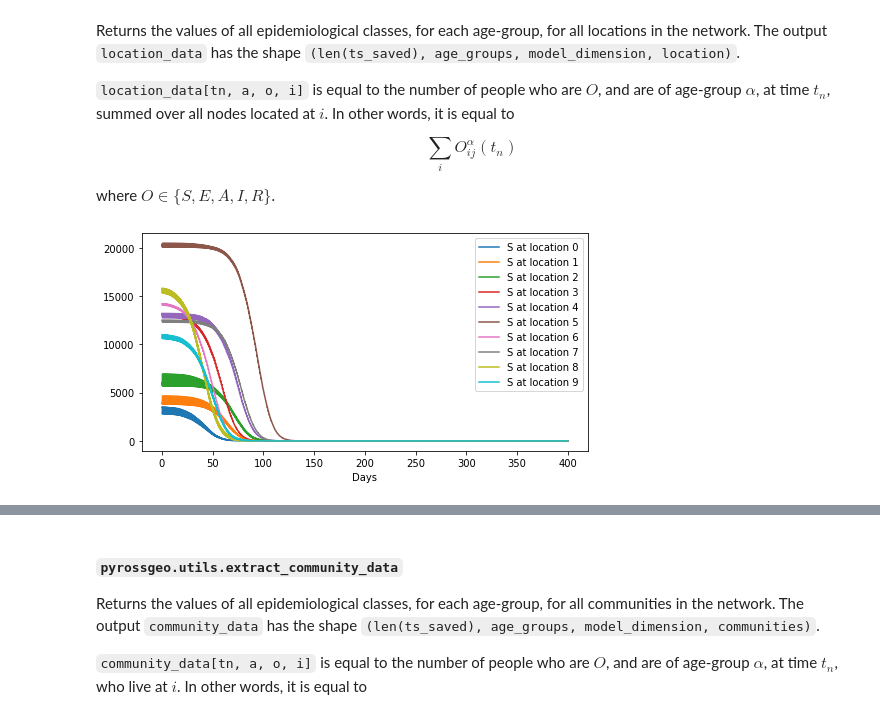
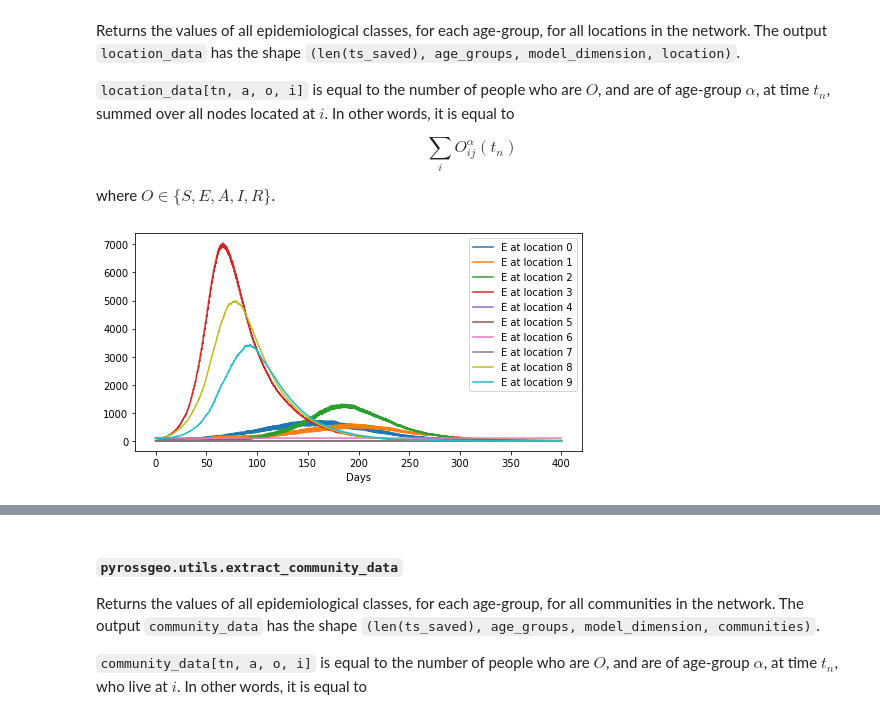
Before and after one commit to lukastk/PyRossGeo, a Jupyter notebook: examples/tutorial2-handling-PyRossGeo-output/tutorial2-handling-PyRossGeo-output.ipynb, the cells around one changed output, grey strips where cells are left out. Saved outputs shown, nothing was run; the diff lists cells and outputs as text; code cells hidden in the pictures.

```diff
--- a/examples/tutorial2-handling-PyRossGeo-output/tutorial2-handling-PyRossGeo-output.ipynb
+++ b/examples/tutorial2-handling-PyRossGeo-output/tutorial2-handling-PyRossGeo-output.ipynb
@@ -108,8 +110,8 @@ In our case the model dimension is 5 (SEAIR), and we have 41 nodes and 22 commut
 # %%
 age = 0
 model_class = 3
-home = 5
-loc = 5
+home = 3
+loc = 3
 
 model_classes = ['S', 'E', 'A', 'I', 'R']
 t_days = ts_saved / (24*60)
@@ -206,23 +208,23 @@ where $O \in \{ S, E, A, I, R \}$.
 # %%
 # Plot a specific model class, summed over age groups, for every location
 
 location_data = pyrossgeo.utils.extract_location_data(sim_data)
 
 plt.figure( figsize=(8,4) )
 ts_days = ts_saved / (24*60)
 
-model_class = 0
+model_class = 1
 skip = 1
 
 for loc in range(location_data.shape[3]):
     O = np.sum(location_data[:,:,model_class,loc], axis=1) # Sum over all age-groups
     plt.plot(ts_days[::skip], O[::skip], label="%s at location %s" % (model_classes[model_class], loc))
 
 plt.legend(loc='upper right', fontsize=10)
 plt.xlabel('Days')
 plt.show()
 # %% [output]
-[figure, old version]
+[figure, new version]
 # %%
 # Plot a specific model class, summed over age groups, for every location
 
```
Also changed, not shown: parts of 11 cells of this notebook, 34 other files.
